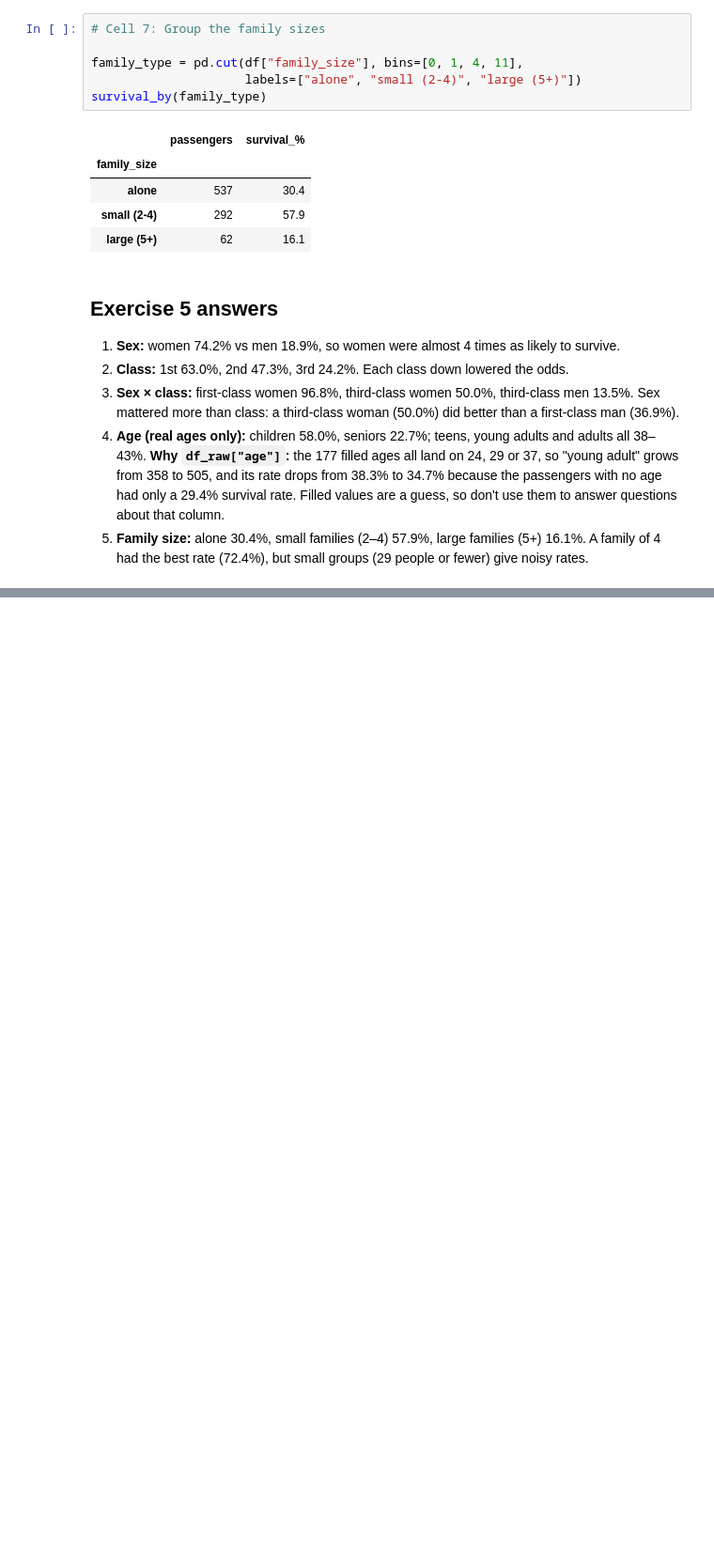
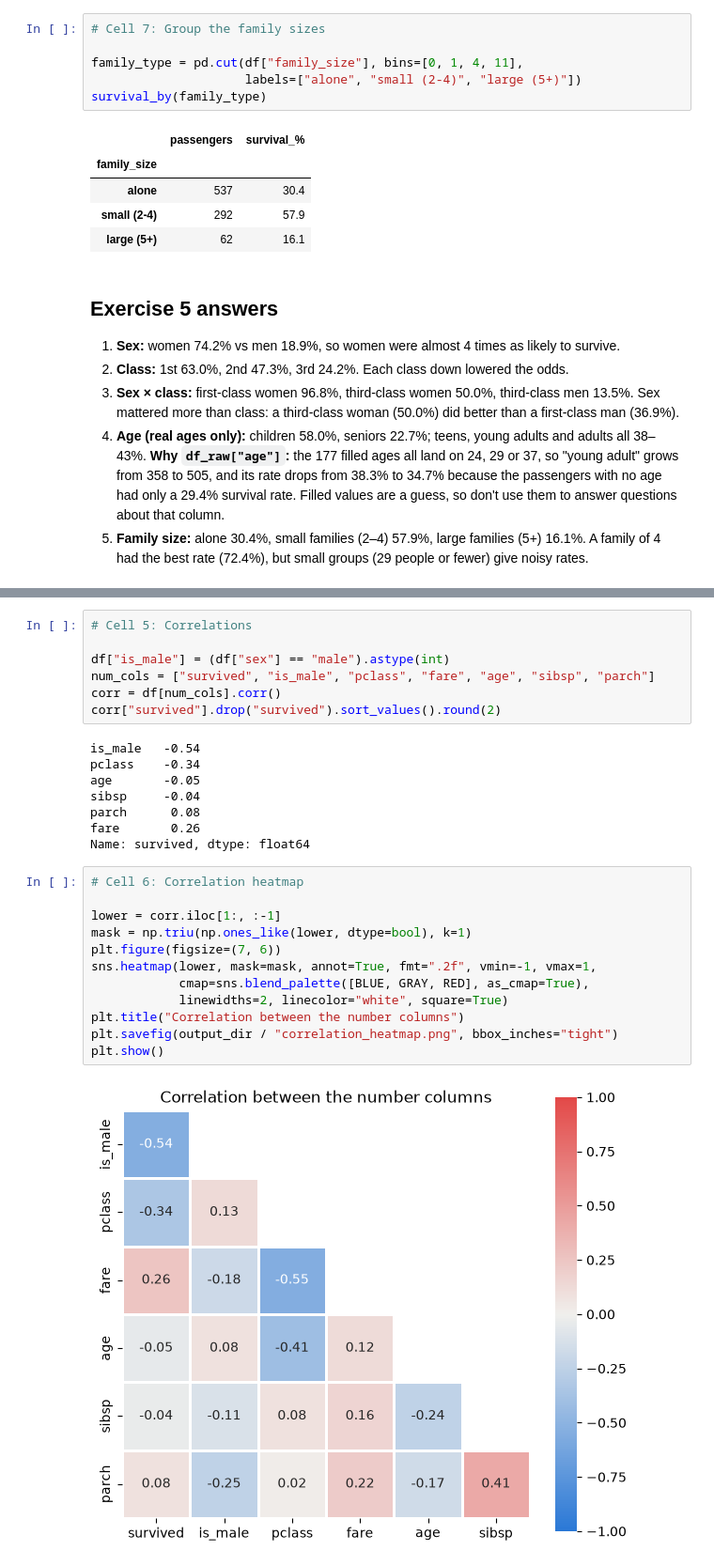
Before and after one commit to adam-c4d/pythonllm-practise, a Jupyter notebook: 02_data/titanic_eda.ipynb, the cells around one changed output, grey strips where cells are left out. Shown at 94% size. Drawn from its saved outputs; the diff is of its cells as text; blank space fills up the shorter version.

```diff
--- a/02_data/titanic_eda.ipynb
+++ b/02_data/titanic_eda.ipynb
@@ -453,0 +509,29 @@ survival_by(family_type)
+# %%
+# Cell 5: Correlations
+
+df["is_male"] = (df["sex"] == "male").astype(int)
+num_cols = ["survived", "is_male", "pclass", "fare", "age", "sibsp", "parch"]
+corr = df[num_cols].corr()
+corr["survived"].drop("survived").sort_values().round(2)
+# %% [output]
+is_male   -0.54
+pclass    -0.34
+age       -0.05
+sibsp     -0.04
+parch      0.08
+fare       0.26
+Name: survived, dtype: float64
+# %%
+# Cell 6: Correlation heatmap
+
+lower = corr.iloc[1:, :-1]
+mask = np.triu(np.ones_like(lower, dtype=bool), k=1)
+plt.figure(figsize=(7, 6))
+sns.heatmap(lower, mask=mask, annot=True, fmt=".2f", vmin=-1, vmax=1,
+            cmap=sns.blend_palette([BLUE, GRAY, RED], as_cmap=True),
+            linewidths=2, linecolor="white", square=True)
+plt.title("Correlation between the number columns")
+plt.savefig(output_dir / "correlation_heatmap.png", bbox_inches="tight")
+plt.show()
+# %% [output]
+[figure, added]
```
Also changed, not shown: parts of 7 cells of this notebook, 2 other files.
